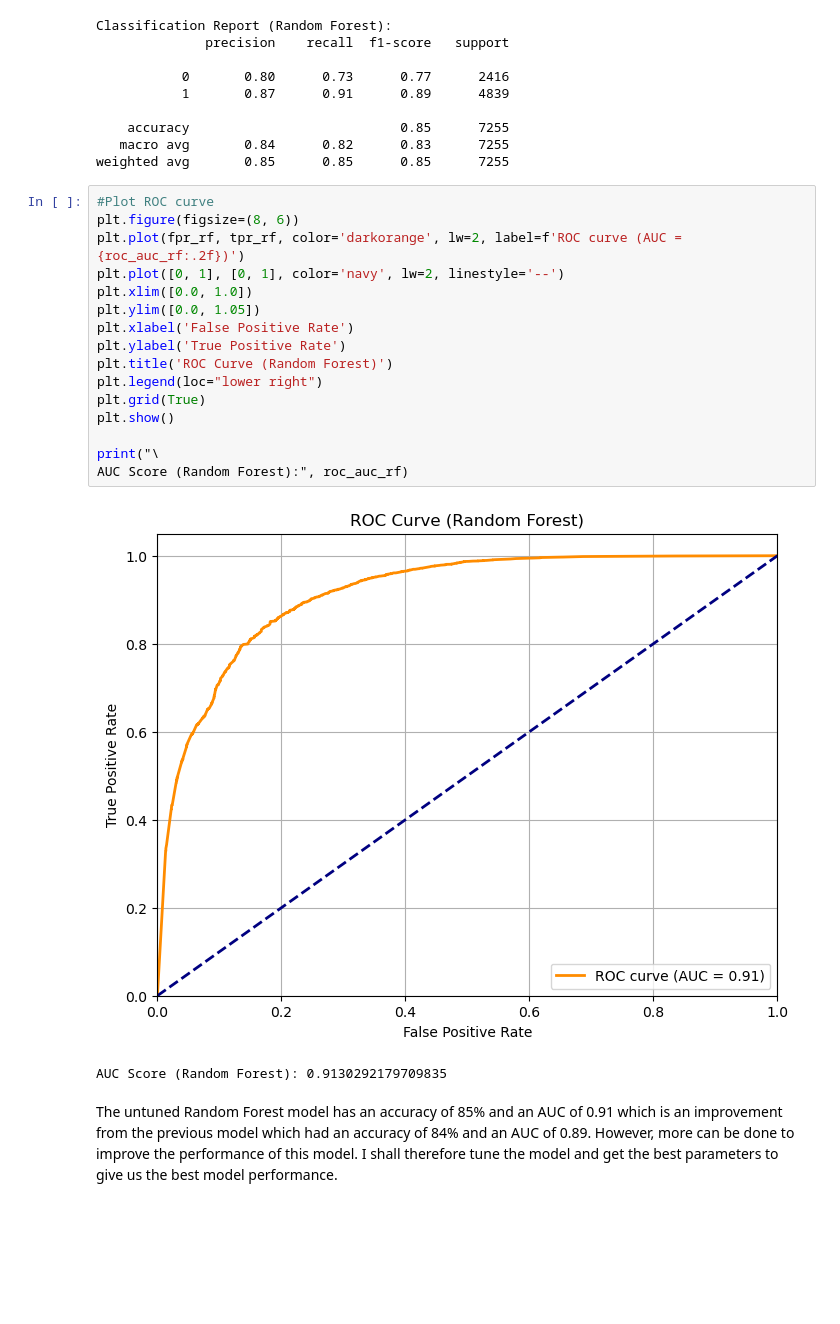
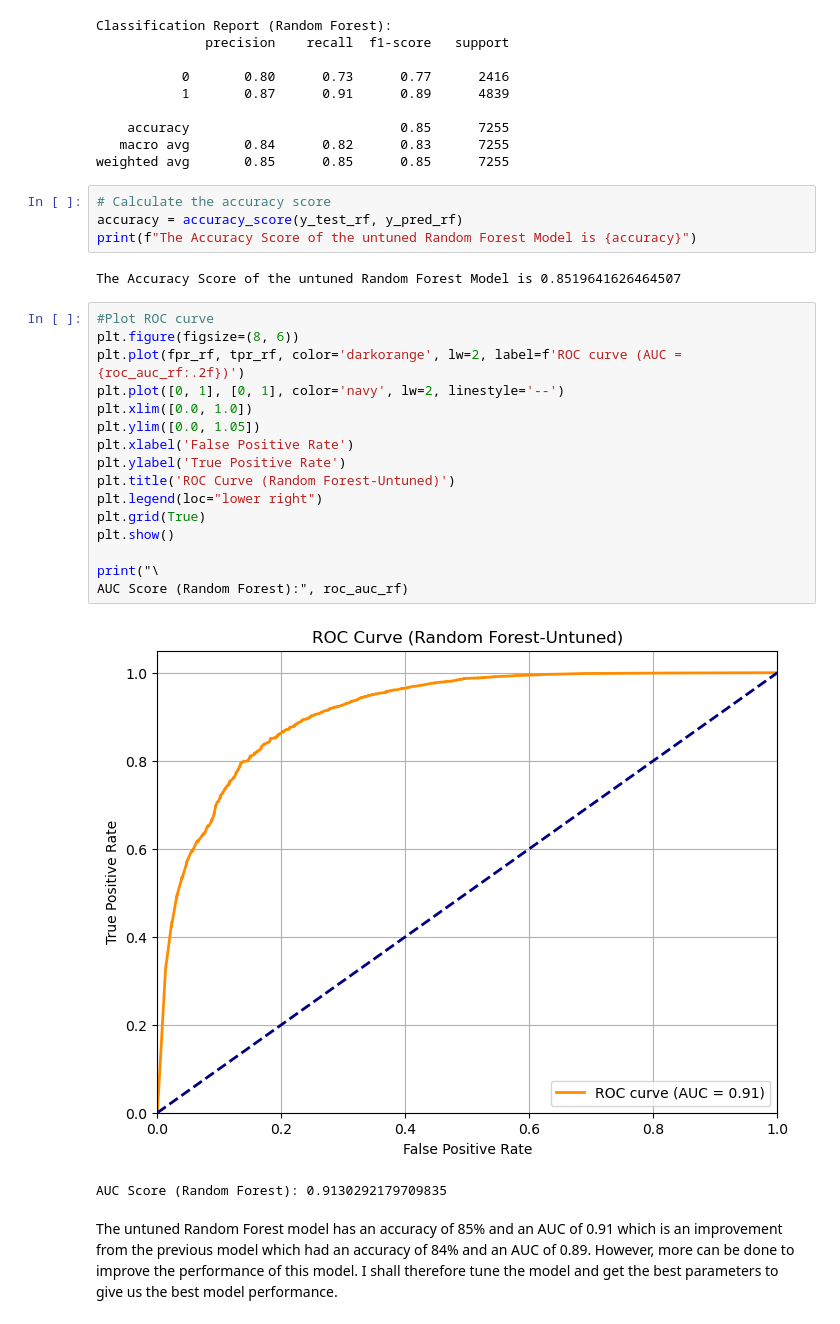
Before and after one commit to James-tech4/JAMES-PHASE-3-DSPT-8-PROJECT, a Jupyter notebook: project3.ipynb, the cells around one changed output. Drawn from its saved outputs; the diff is of its cells as text; blank space fills up the shorter version.

```diff
--- a/project3.ipynb
+++ b/project3.ipynb
@@ -890,24 +887,30 @@ Classification Report (Random Forest):
     accuracy                           0.85      7255
    macro avg       0.84      0.82      0.83      7255
 weighted avg       0.85      0.85      0.85      7255
+# %%
+# Calculate the accuracy score
+accuracy = accuracy_score(y_test_rf, y_pred_rf)
+print(f"The Accuracy Score of the untuned Random Forest Model is {accuracy}")
+# %% [output]
+The Accuracy Score of the untuned Random Forest Model is 0.8519641626464507
 # %%
 #Plot ROC curve
 plt.figure(figsize=(8, 6))
 plt.plot(fpr_rf, tpr_rf, color='darkorange', lw=2, label=f'ROC curve (AUC = {roc_auc_rf:.2f})')
 plt.plot([0, 1], [0, 1], color='navy', lw=2, linestyle='--')
 plt.xlim([0.0, 1.0])
 plt.ylim([0.0, 1.05])
 plt.xlabel('False Positive Rate')
 plt.ylabel('True Positive Rate')
-plt.title('ROC Curve (Random Forest)')
+plt.title('ROC Curve (Random Forest-Untuned)')
 plt.legend(loc="lower right")
 plt.grid(True)
 plt.show()
 
 print("\
 AUC Score (Random Forest):", roc_auc_rf)
 # %% [output]
-[figure, old version]
+[figure, new version]
 AUC Score (Random Forest): 0.9130292179709835
 # %% [markdown]
 The untuned Random Forest model has an accuracy of 85% and an AUC of 0.91 which is an improvement from the previous model which had an accuracy of 84% and an AUC of 0.89. However, more can be done to improve the performance of this model. I shall therefore tune the model and get the best parameters to give us the best model performance.
```
Also changed, not shown: parts of 12 cells of this notebook.
